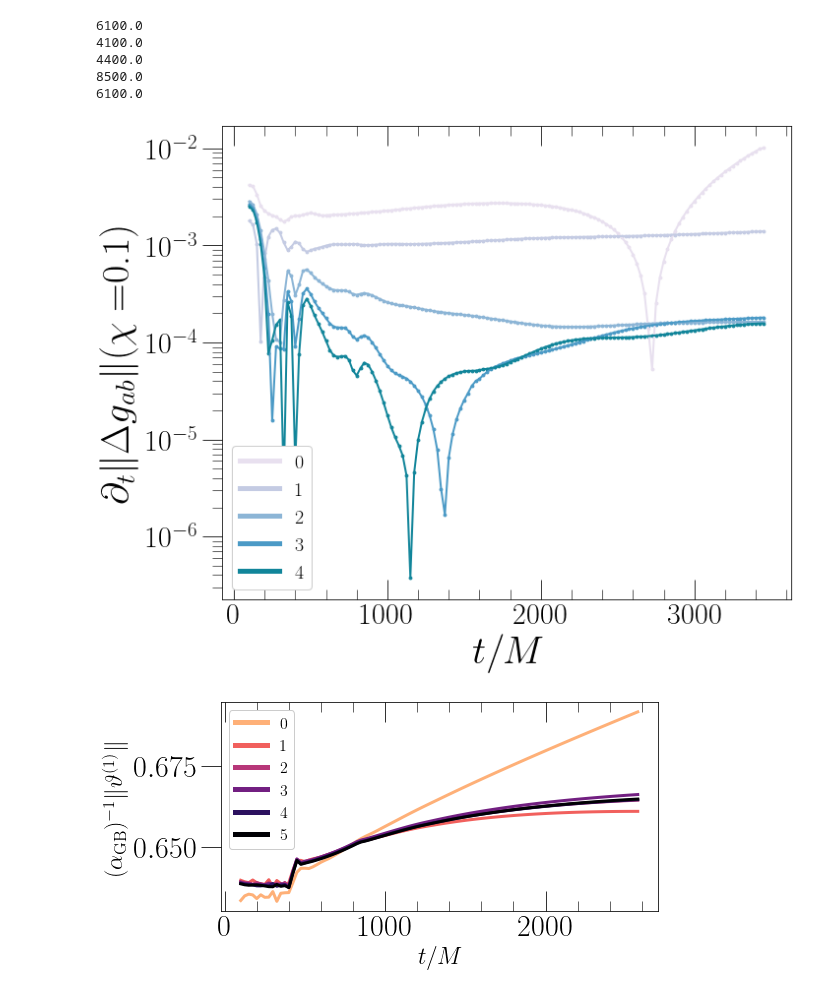
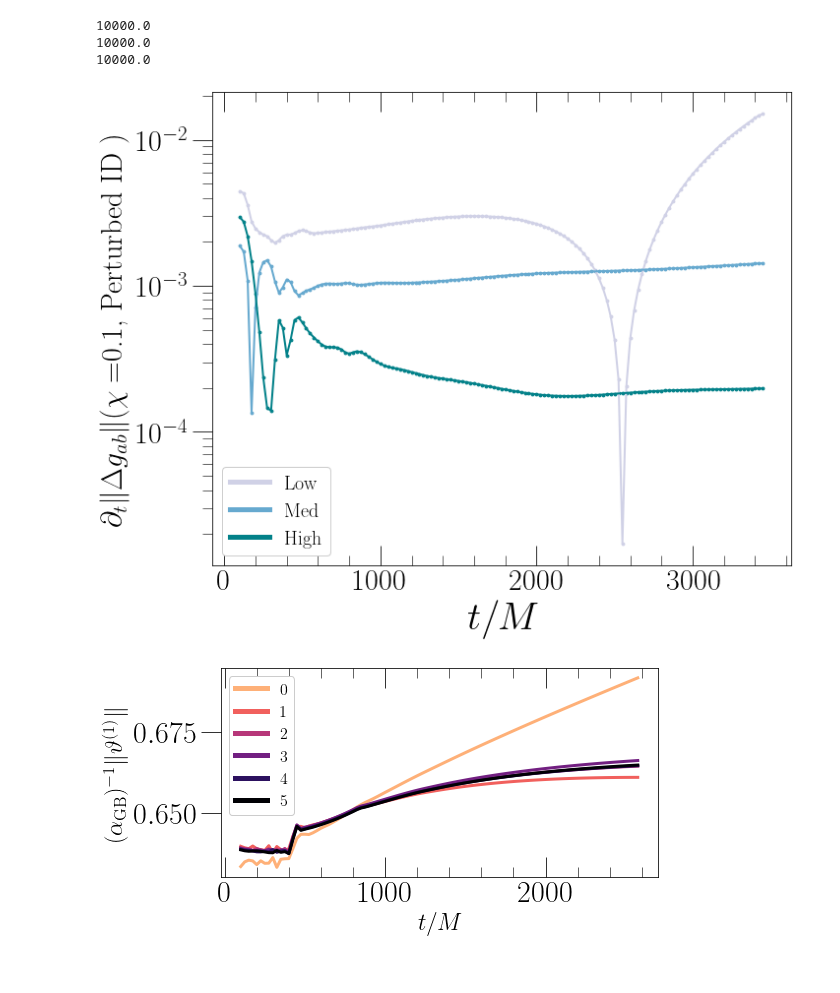
Before and after one commit to mariaokounkova/EDGB, a Jupyter notebook: Evolution/EvolutionPlots.ipynb, the cells around one changed output. Drawn from its saved outputs; the diff is of its cells as text; code cells hidden in the pictures.

```diff
--- a/Evolution/EvolutionPlots.ipynb
+++ b/Evolution/EvolutionPlots.ipynb
@@ -218,17 +218,16 @@ def PlotManyVariablesRes(p, spin, figname, allres=False):
     plt.show()
 # %%
 p = 'Runs_Correct_ScalarField_Symm'
-PlotManyVariablesRes(p, '0.1', 'Resolutions_0p1.pdf', allres=True)
+PlotManyVariablesRes(p, '0.1', 'Resolutions_0p1.pdf', allres=False)
+PlotManyVariablesRes('LargeID', '0.1', 'LargeID_Resolutions_0p1.pdf', allres=False)
 #PlotManyVariablesRes(p, '0', 'Resolutions_0.pdf')
 #PlotManyVariablesRes(p, '0.6', 'Resolutions_0p6.pdf')
 #PlotManyVariablesRes(p, '0.9', 'Resolutions_0p9.pdf')
 # %% [output]
-6100.0
-4100.0
-4400.0
-8500.0
-6100.0
+10000.0
+10000.0
+10000.0
-[figure, old version]
+[figure, new version]
 # %%
 ## Plot scalar field
 
```
Also changed, not shown: parts of 2 cells of this notebook.
